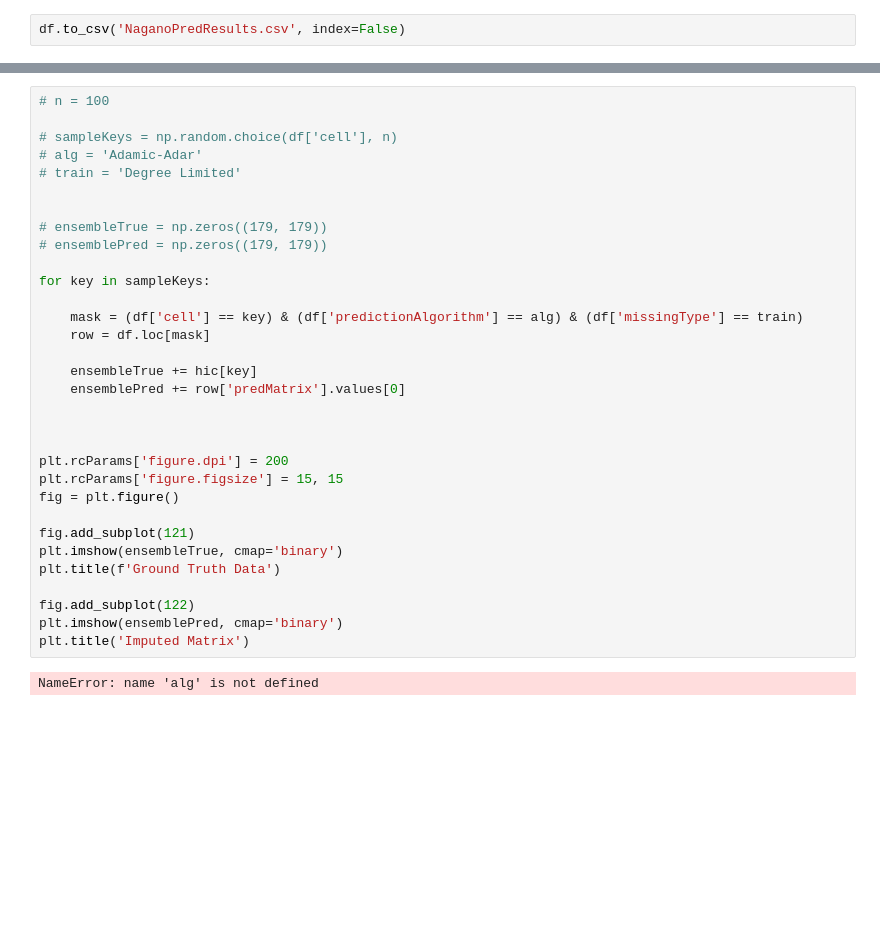
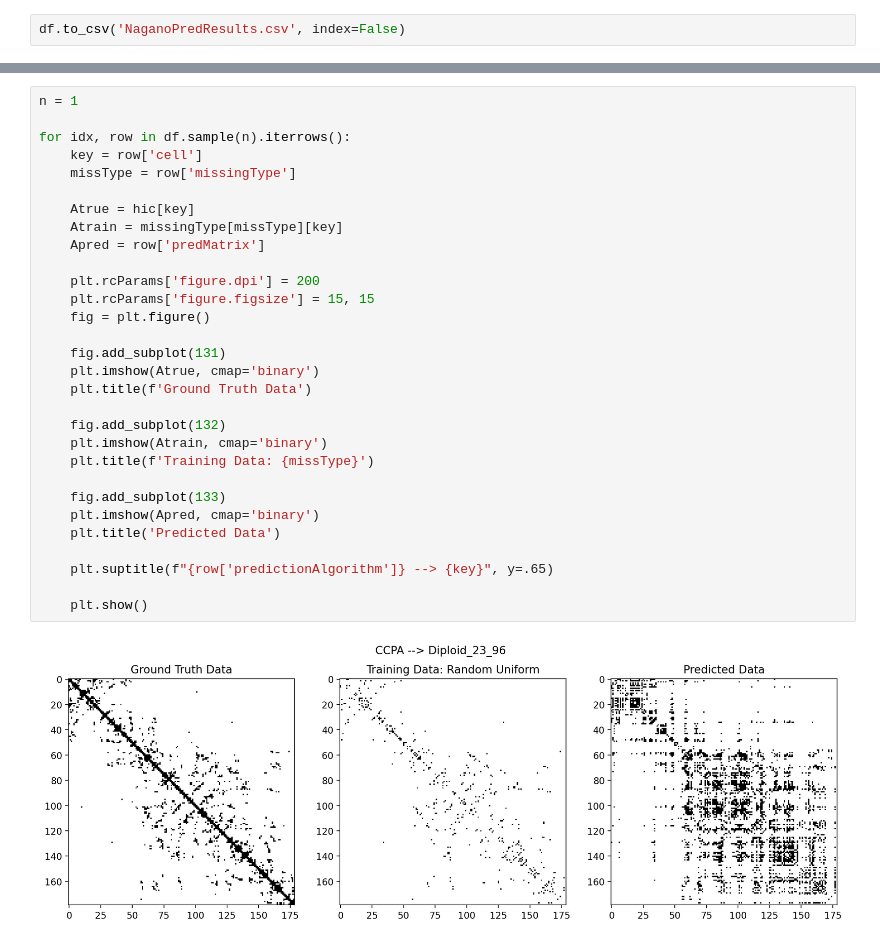
Before and after one commit to CooperStansbury/scPoreC-analysis, a Jupyter notebook: notebooks/quantify_predict.ipynb, the cells around one changed output, grey strips where cells are left out. Drawn from its saved outputs; the diff is of its cells as text; blank space fills up the shorter version.

```diff
--- a/notebooks/quantify_predict.ipynb
+++ b/notebooks/quantify_predict.ipynb
@@ -543,34 +578,32 @@ df.to_csv('NaganoPredResults.csv', index=False)
 # %%
-# n = 100
+n = 1
 
-# sampleKeys = np.random.choice(df['cell'], n)
-# alg = 'Adamic-Adar'
-# train = 'Degree Limited'
+for idx, row in df.sample(n).iterrows():
+    key = row['cell']
+    missType = row['missingType']
 
+    Atrue = hic[key]
+    Atrain = missingType[missType][key]
+    Apred = row['predMatrix']
 
-# ensembleTrue = np.zeros((179, 179))
-# ensemblePred = np.zeros((179, 179))
+    plt.rcParams['figure.dpi'] = 200
+    plt.rcParams['figure.figsize'] = 15, 15
+    fig = plt.figure()
 
-for key in sampleKeys:
+    fig.add_subplot(131)
+    plt.imshow(Atrue, cmap='binary')
+    plt.title(f'Ground Truth Data')
 
-    mask = (df['cell'] == key) & (df['predictionAlgorithm'] == alg) & (df['missingType'] == train)
-    row = df.loc[mask]
+    fig.add_subplot(132)
+    plt.imshow(Atrain, cmap='binary')
+    plt.title(f'Training Data: {missType}')
 
-    ensembleTrue += hic[key]
-    ensemblePred += row['predMatrix'].values[0]
+    fig.add_subplot(133)
+    plt.imshow(Apred, cmap='binary')
+    plt.title('Predicted Data')
 
+    plt.suptitle(f"{row['predictionAlgorithm']} --> {key}", y=.65)
 
-
-plt.rcParams['figure.dpi'] = 200
-plt.rcParams['figure.figsize'] = 15, 15
-fig = plt.figure()
-
-fig.add_subplot(121)
-plt.imshow(ensembleTrue, cmap='binary')
-plt.title(f'Ground Truth Data')
-
-fig.add_subplot(122)
-plt.imshow(ensemblePred, cmap='binary')
-plt.title('Imputed Matrix')
+    plt.show()
 # %% [output]
-NameError: name 'alg' is not defined
+[figure, added]
```
Also changed, not shown: parts of 15 cells of this notebook, 5 other files.
